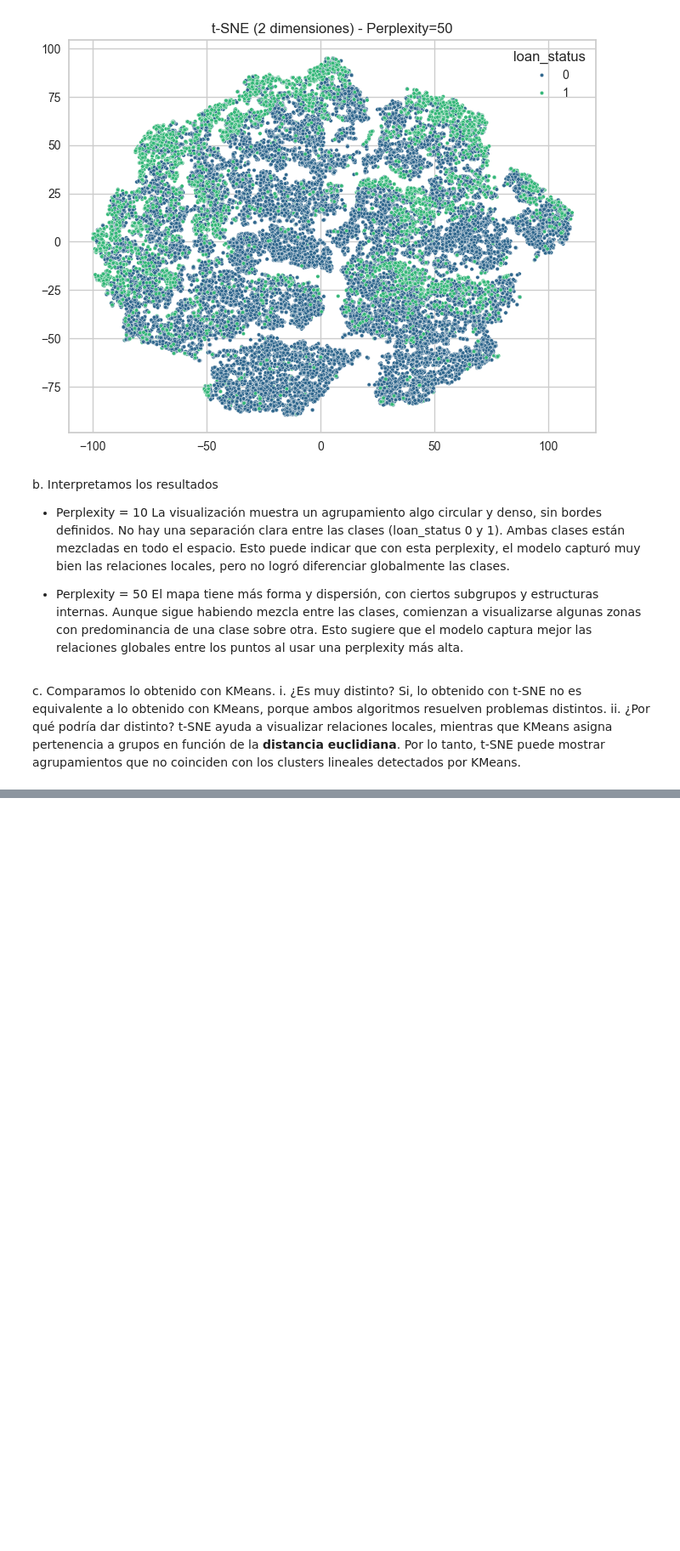
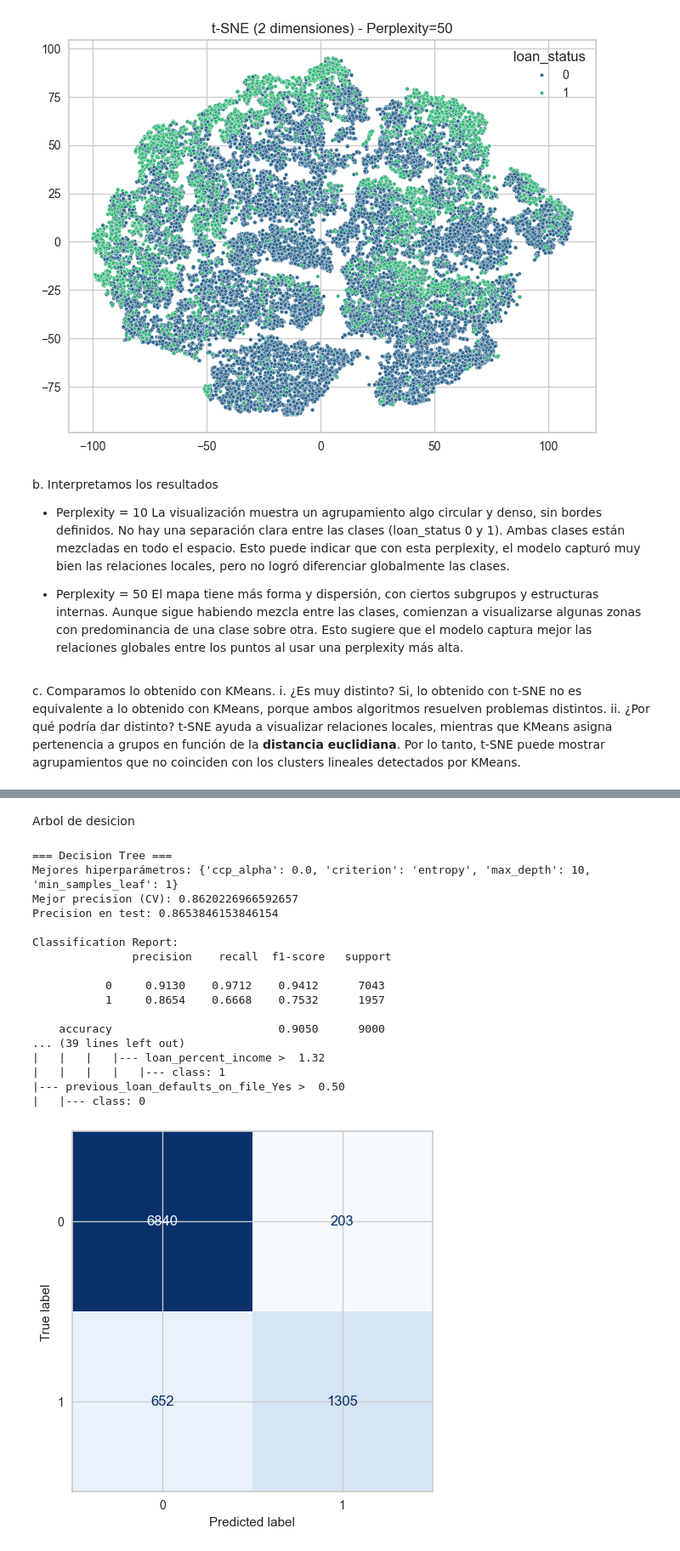
Before and after one commit to andifeliz/tp1-parte2, a Jupyter notebook: notebooks/tp1-parte2.ipynb, the cells around one changed output, grey strips where cells are left out. Shown at 85% size. Cells and saved outputs as stored; diff of their text form; code cells hidden in the pictures; blank space fills up the shorter version.

```diff
--- a/notebooks/tp1-parte2.ipynb
+++ b/notebooks/tp1-parte2.ipynb
@@ -385,0 +526,68 @@ Por lo tanto, t-SNE puede mostrar agrupamientos que no coinciden con los cluster
+# %% [markdown]
+Arbol de desicion
+# %%
+from sklearn.tree import DecisionTreeClassifier, export_text
+from sklearn.metrics import classification_report, confusion_matrix, ConfusionMatrixDisplay
+# 1. Definir modelo base
+tree_clf = DecisionTreeClassifier(random_state=42)
+
+# 2. Hiperparámetros a probar
+param_tree = {
+    "criterion": ["gini", "entropy"],
+    "max_depth": [None, 5, 10, 15],
+    "min_samples_leaf": [1, 5, 10, 20],
+    "ccp_alpha": [0.0, 0.001, 0.01]
+}
+
+# 3. CV
+grid_tree = GridSearchCV(
+    tree_clf, param_tree,
+    scoring="precision",
+    cv=cv,
+    n_jobs=-1
+)
+
+# 4. Entrenar
+grid_tree.fit(X_train, y_train)
+y_pred_tree = grid_tree.predict(X_test)
+
+# 5. Resultados
+print("=== Decision Tree ===")
+print("Mejores hiperparámetros:", grid_tree.best_params_)
+print("Mejor precision (CV):", grid_tree.best_score_)
+print("Precision en test:", precision_score(y_test, y_pred_tree))
+ConfusionMatrixDisplay.from_estimator(grid_tree, X_test, y_test, colorbar=False, cmap='Blues')
+print("\nClassification Report:\n", classification_report(y_test, y_pred_tree, digits=4))
+
+# 6. Feature importances
+tree_est = grid_tree.best_estimator_
+imp = pd.DataFrame({
+    "feature": X_train.columns,
+    "importance": tree_est.feature_importances_
+}).sort_values("importance", ascending=False)
+
+print("\nTop variables más influyentes (árbol):")
+print(imp.head(10))
+
+# 7. Ejemplo de reglas
+print("\nEjemplo de reglas (profundidad 3):")
+print(export_text(tree_est, feature_names=list(X_train.columns), max_depth=3))
+# %% [output]
+=== Decision Tree ===
+Mejores hiperparámetros: {'ccp_alpha': 0.0, 'criterion': 'entropy', 'max_depth': 10, 'min_samples_leaf': 1}
+Mejor precision (CV): 0.8620226966592657
+Precision en test: 0.8653846153846154
+
+Classification Report:
+               precision    recall  f1-score   support
+
+           0     0.9130    0.9712    0.9412      7043
+           1     0.8654    0.6668    0.7532      1957
+
+    accuracy                         0.9050      9000
+... (39 lines left out)
+|   |   |   |--- loan_percent_income >  1.32
+|   |   |   |   |--- class: 1
+|--- previous_loan_defaults_on_file_Yes >  0.50
+|   |--- class: 0
+[figure, added]
```
Also changed, not shown: parts of 11 cells of this notebook.
